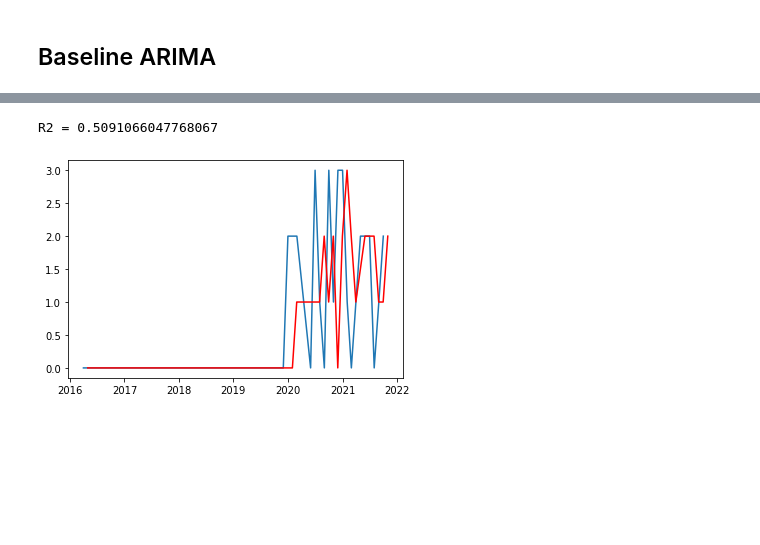
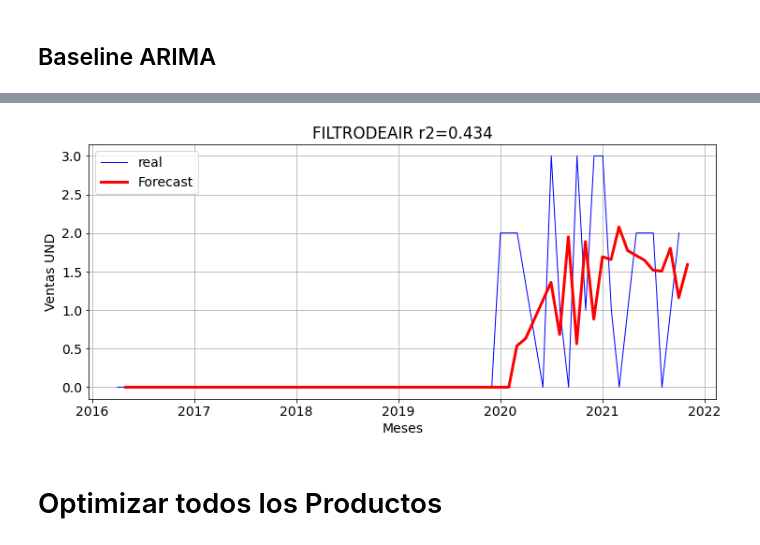
Before and after one commit to DavidCastilloAlvarado/timeseries_optimization, a Jupyter notebook: study_gruas/models/ARIMA/arima.ipynb, the cells around one changed output, grey strips where cells are left out. Cells and saved outputs as stored; diff of their text form; code cells hidden in the pictures; blank space fills up the shorter version.

Commit message:
Gruas - progress - ARIMA - full - LR - full - DirRec - full

```diff
--- a/study_gruas/models/ARIMA/arima.ipynb
+++ b/study_gruas/models/ARIMA/arima.ipynb
@@ -43,9 +34,6 @@ Timestamp('2021-05-01 00:00:00')
 # %%
 # Pivotando las tablas y llenando de ceros las ventas que no existen.
-imp_mean = SimpleImputer(missing_values=np.nan, strategy='constant', fill_value=0)
-df_time_pre = data.pivot_table(index='Periodo', columns='idArticulo', values='ventas', aggfunc='sum', )
-df_time = imp_mean.fit_transform(df_time_pre)
-df_time = pd.DataFrame(df_time, columns=df_time_pre.columns, index=df_time_pre.index)
+df_time = format_timeseries(data)
 df_time.tail()
 # %% [output]
 | idArticulo | arandel | bateriascanrec | filtrodeair | filtrodepresio | filtroderetorn | pern | soport | tuerc |
@@ -84,27 +49,0 @@ memory usage: 4.0 KB
-# %%
-def arima_forecasting(data, ar=2, ii=1, ma=2):
-    """
-    Forecasting using ARIMA model.
-    """
-    df = data.copy()
-    df.index = pd.DatetimeIndex(df.index).to_period('M')
-    model = ARIMA(df, order=(ar,ii,ma))
-    results = model.fit()
-    return results
-
-def total_forecasting(data, ar=2, ii=1, ma=2):
-    """
-    Forecasting using ARIMA model.
-    """
-    df = data.copy()
-    df.index = pd.DatetimeIndex(df.index).to_period('M')
-    model = ARIMA(df, order=(ar,ii,ma))
-    results = model.fit()
-    return results.fittedvalues
-
-idArticulo = 'filtrodeair'
-result = total_forecasting(df_time[[idArticulo]])
-r2 = r2_score(df_time[idArticulo], result)
-print(f"R2 = {r2}")
-_ = plt.plot(df_time[[idArticulo]])
-_ = plt.plot(result , color='red')
@@ -158,11 +49,0 @@ plt.show()
-# %%
-idArticulo = 'filtrodeair'
-# {'ar': 7, 'ii': 1, 'ma': 10}
-result = arima_forecasting(df_time[[idArticulo]],  **study.best_params)
-r2 = r2_score(df_time[idArticulo], result.fittedvalues)
-print(f"R2 = {r2}")
-_ = plt.plot(df_time[[idArticulo]])
-_ = plt.plot(result.fittedvalues. apply(lambda x: round(x,0)) , color='red')
-# %% [output]
-R2 = 0.5091066047768067
-[figure, removed]
@@ -168,0 +54,7 @@ R2 = 0.5091066047768067
+# %%
+
+r2_baseline = show_results_r2(df_time, result, idArticulo)
+# %% [output]
+[figure, added]
+# %% [markdown]
+# Optimizar todos los Productos
```
Also changed, not shown: parts of 24 cells of this notebook, 27 other files.
